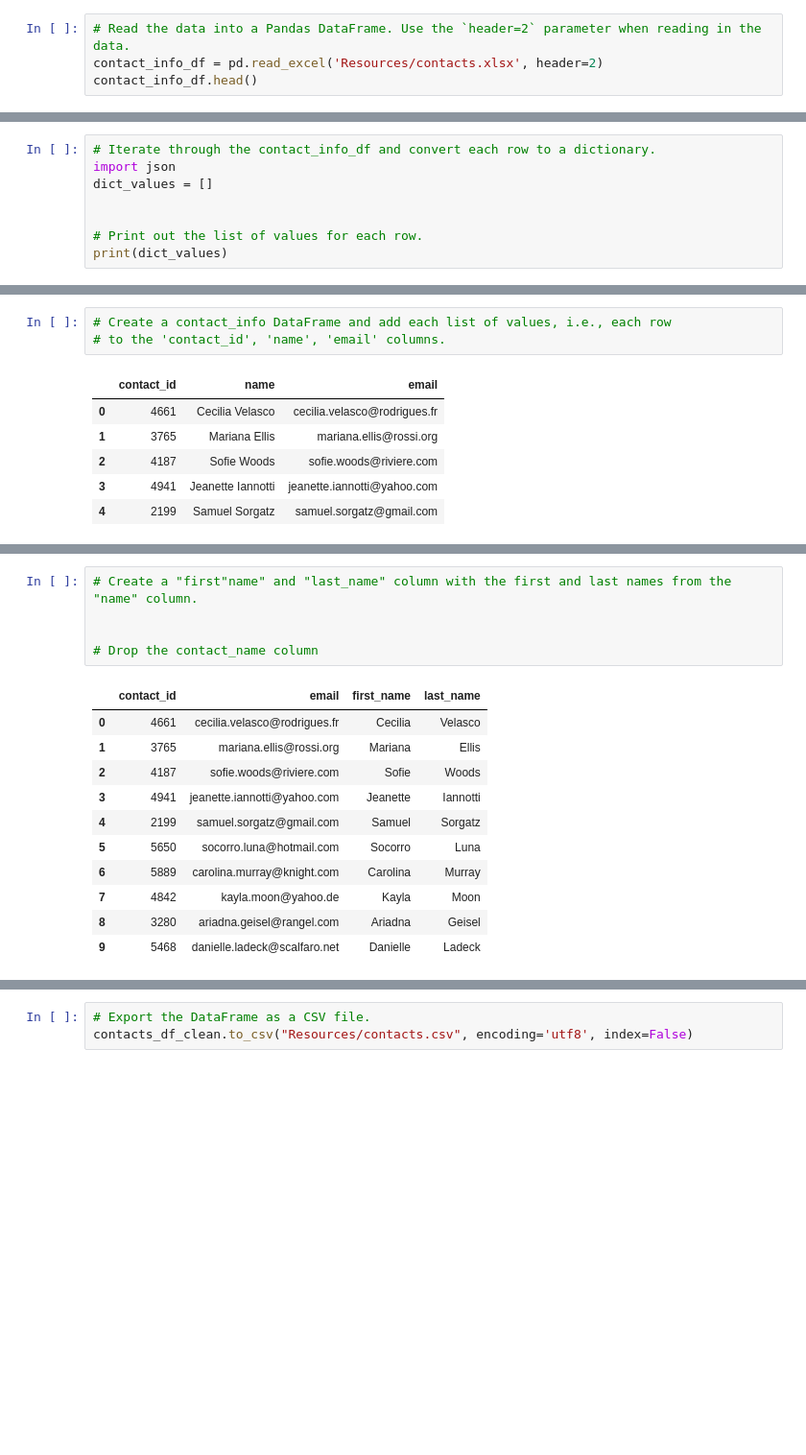
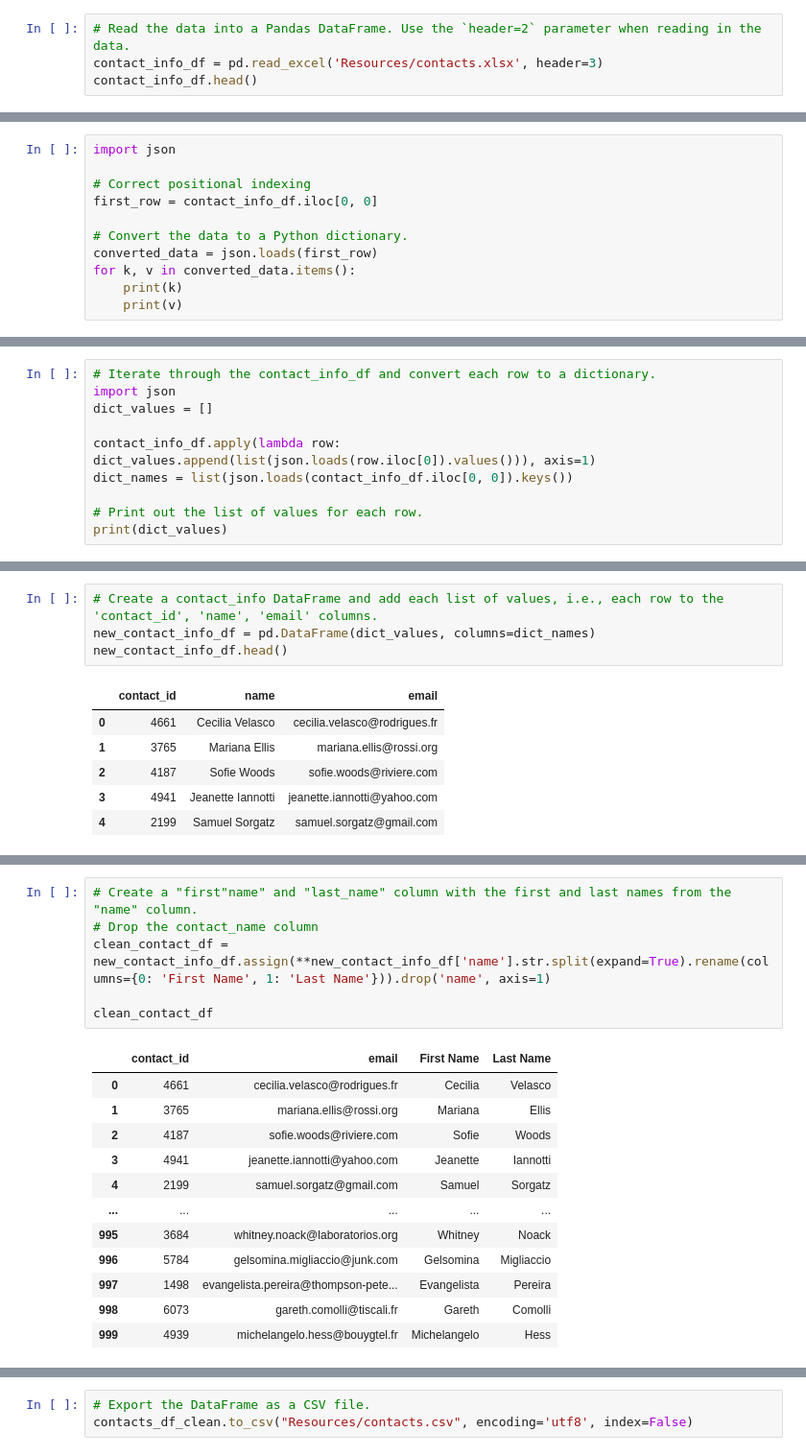
Before and after one commit to LynnJr419/Crowdfunding_ETL, a Jupyter notebook: ETL_Mini_Project_LFoster_PTaylor.ipynb, the cells around one changed output, grey strips where cells are left out. Shown at 96% size. Drawn from its saved outputs; the diff is of its cells as text; blank space fills up the shorter version.

```diff
--- a/ETL_Mini_Project_LFoster_PTaylor.ipynb
+++ b/ETL_Mini_Project_LFoster_PTaylor.ipynb
@@ -292,6 +322,6 @@ NameError: name 'campaign_cleaned' is not defined
 # %%
 # Read the data into a Pandas DataFrame. Use the `header=2` parameter when reading in the data.
-contact_info_df = pd.read_excel('Resources/contacts.xlsx', header=2)
+contact_info_df = pd.read_excel('Resources/contacts.xlsx', header=3)
 contact_info_df.head()
 # %% [output]
 |  | contact_info |
@@ -314,0 +345,11 @@ Then export the DataFrame as a `contacts.csv` CSV file.
+# %%
+import json
+
+# Correct positional indexing
+first_row = contact_info_df.iloc[0, 0]
+
+# Convert the data to a Python dictionary.
+converted_data = json.loads(first_row)
+for k, v in converted_data.items():
+    print(k)
+    print(v)
@@ -317,14 +365,17 @@ Then export the DataFrame as a `contacts.csv` CSV file.
 import json
 dict_values = []
 
+contact_info_df.apply(lambda row: dict_values.append(list(json.loads(row.iloc[0]).values())), axis=1)
+dict_names = list(json.loads(contact_info_df.iloc[0, 0]).keys())
 
 # Print out the list of values for each row.
 print(dict_values)
 # %% [output]
 [[4661, 'Cecilia Velasco', 'cecilia.velasco@rodrigues.fr'], [3765, 'Mariana Ellis', 'mariana.ellis@rossi.org'], [4187, 'Sofie Woods', 'sofie.woods@riviere.com'], [4941, 'Jeanette Iannotti', 'jeanette. ...
 # %%
-# Create a contact_info DataFrame and add each list of values, i.e., each row
-# to the 'contact_id', 'name', 'email' columns.
+# Create a contact_info DataFrame and add each list of values, i.e., each row to the 'contact_id', 'name', 'email' columns.
+new_contact_info_df = pd.DataFrame(dict_values, columns=dict_names)
+new_contact_info_df.head()
 # %% [output]
 |  | contact_id | name | email |
 | 0 | 4661 | Cecilia Velasco | cecilia.velasco@rodrigues.fr |
@@ -347,18 +399,20 @@ dtypes: int64(1), object(2)
 memory usage: 23.6+ KB
 # %%
 # Create a "first"name" and "last_name" column with the first and last names from the "name" column.
+# Drop the contact_name column
+clean_contact_df = new_contact_info_df.assign(**new_contact_info_df['name'].str.split(expand=True).rename(columns={0: 'First Name', 1: 'Last Name'})).drop('name', axis=1)
 
-
-# Drop the contact_name column
+clean_contact_df
 # %% [output]
-|  | contact_id | email | first_name | last_name |
+|  | contact_id | email | First Name | Last Name |
 | 0 | 4661 | cecilia.velasco@rodrigues.fr | Cecilia | Velasco |
 | 1 | 3765 | mariana.ellis@rossi.org | Mariana | Ellis |
 | 2 | 4187 | sofie.woods@riviere.com | Sofie | Woods |
 | 3 | 4941 | jeanette.iannotti@yahoo.com | Jeanette | Iannotti |
 | 4 | 2199 | samuel.sorgatz@gmail.com | Samuel | Sorgatz |
-| 5 | 5650 | socorro.luna@hotmail.com | Socorro | Luna |
-| 6 | 5889 | carolina.murray@knight.com | Carolina | Murray |
-| 7 | 4842 | kayla.moon@yahoo.de | Kayla | Moon |
-| 8 | 3280 | ariadna.geisel@rangel.com | Ariadna | Geisel |
-| 9 | 5468 | danielle.ladeck@scalfaro.net | Danielle | Ladeck |
+| ... | ... | ... | ... | ... |
+| 995 | 3684 | whitney.noack@laboratorios.org | Whitney | Noack |
+| 996 | 5784 | gelsomina.migliaccio@junk.com | Gelsomina | Migliaccio |
+| 997 | 1498 | evangelista.pereira@thompson-pete... | Evangelista | Pereira |
+| 998 | 6073 | gareth.comolli@tiscali.fr | Gareth | Comolli |
+| 999 | 4939 | michelangelo.hess@bouygtel.fr | Michelangelo | Hess |
```
Also changed, not shown: parts of 14 cells of this notebook, 2 other files.
